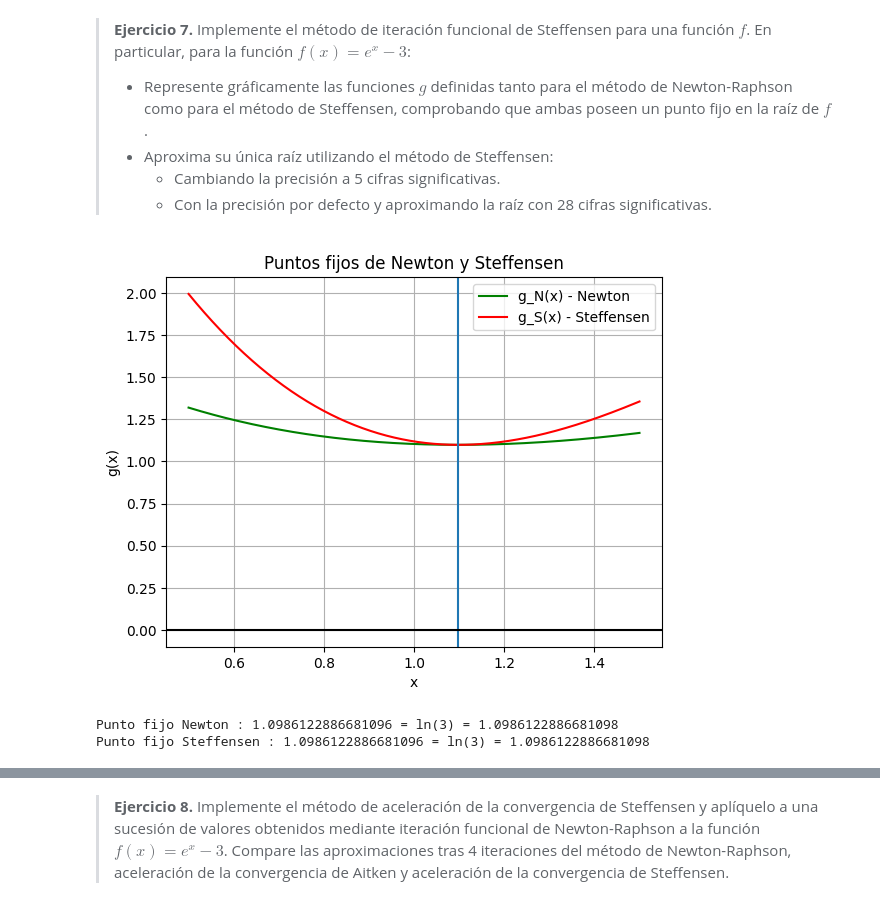
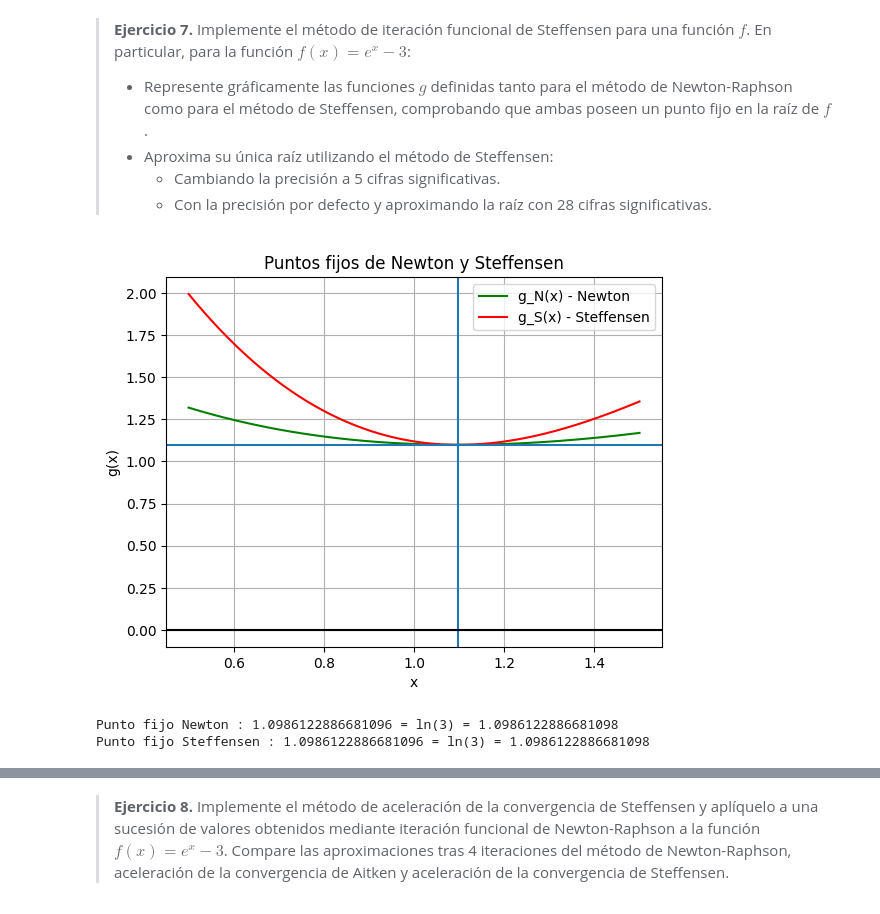
Before and after one commit to Pablolinari/UGR, a Jupyter notebook: 2/MN/P1_solucion.ipynb, the cells around one changed output, grey strips where cells are left out. Cells and saved outputs as stored; diff of their text form; code cells hidden in the pictures.

```diff
--- a/2/MN/P1_solucion.ipynb
+++ b/2/MN/P1_solucion.ipynb
@@ -12,7 +12,7 @@ default_prec= getcontext().prec
 # tolerancia , precision e iteraciones por defecto
 tol =10**(-16)
 prec=10**(-16)
-nmax=100
+nmax=1000
 default_prec
 # %% [output]
 28
@@ -113,18 +116,20 @@ def wittaker(f, x0, m, nmax=nmax, prec=prec, tol=tol):
     else:
         print(f'Se llegó al número máximo de iteraciones ')
     return xn, niter, exit
-x0=Decimal(0.9)
+x0=Decimal(1)
 m=Decimal(2)
 #Pongo la precision a 5 cifras
+print("---------------------Precision a 5 cifras---------------------------")
 getcontext().prec=5
 print(f"Precision: {getcontext().prec}")
-raiz ,iter ,salida =wittaker(f,x0,m,nmax=1000, prec=1e-25, tol=1e-25)
+raiz ,iter ,salida =wittaker(f,x0,m)
 print(f"Raiz : {raiz}")
 print(f"Numero de iteraciones : {iter}")
 #Pongo la precision por defecto
+print("---------------------Precision por defecto---------------------------")
 getcontext().prec=default_prec
 print(f"Precision: {getcontext().prec}")
-raiz ,iter ,salida =wittaker(f,x0,m,nmax=1000, prec=1e-25, tol=1e-25)
+raiz ,iter ,salida =wittaker(f,x0,m)
 print(f"Raiz : {raiz}")
 print(f"Numero de iteraciones : {iter}")
 # %% [output]
@@ -174,19 +203,35 @@ def NewtonRaphson(f, df, x0, nmax=nmax, prec=prec, tol=tol):
         print(f'Aproximación solicitada: {xn}')
     else:
         print(f'Se llegó al número máximo de iteraciones ')
-    return xn, niter, exit,sucesion
-x0=Decimal(0.9)
+    return xn, niter, exit,sucesion ## devuelvo la sucesion para poder usarla en el ejercicio de aceleracion
+
+x0=Decimal(1)
 m=Decimal(2)
 #Pongo la precision a 5 cifras
+print("---------------------Precision por a 5 cifras---------------------------")
 getcontext().prec=5
 print(f"Precision: {getcontext().prec}")
-raiz ,iter ,salida,sucesion =NewtonRaphson(f,df,x0,nmax=1000, prec=1e-25, tol=1e-25)
+raiz ,iter ,salida,sucesion =NewtonRaphson(f,df,x0)
 print(f"Raiz : {raiz}")
 print(f"Numero de iteraciones : {iter}")
+print("---------------------Precision por defecto---------------------------")
 #Pongo la precision por defecto
 getcontext().prec=default_prec
 print(f"Precision: {getcontext().prec}")
-raiz ,iter ,exit ,sucesion =NewtonRaphson(f,df,x0,nmax=1000, prec=1e-25, tol=1e-25)
+raiz ,iter ,exit ,sucesion =NewtonRaphson(f,df,x0)
 print(f"Raiz : {raiz}")
 print(f"Numero de iteraciones : {iter}")
+
+print("---------------------Calculo wittaker---------------------------")
+#elijo un m pequenio
+m=Decimal(2)
+
+print(f"usando m = {m}")
+raizwit ,iterw ,salida =wittaker(f,x0,m)
+print(f"Raiz : {raizwit}")
+print("---------------------Comparacion wittaker y NR---------------------------")
+print(f"comparamos : ")
+print(f"wittaker = {raizwit}  ,iteraciones = {iterw} " )
+print(f"NewtonRaphson= {raiz} , iteraciones = {iter}" )
+print(f"Raiz de la funcion = ln(3) ={np.log(3)}")
 # %% [output]
@@ -395,35 +476,35 @@ def Steffensen(f,x0, nmax=nmax, prec=prec, tol=tol):
     elif exit == 'tolerancia':
         print(f'Aproximación solicitada: {xn}')
     else:
         print(f'Se llegó al número máximo de iteraciones ')
     return xn, niter, exit
 
 g_newton = lambda x: x - f(x)/df(x)
 g_steff = lambda x: x - (f(x)**2)/(f(x + f(x)) - f(x))
 
 x_vals = np.linspace(0.5, 1.5, 400)
 y_identity = x_vals
 y_newton = g_newton(x_vals)
 y_steff = g_steff(x_vals)
 
 
 plt.plot(x_vals, y_newton, 'g', label='g_N(x) - Newton')
 plt.plot(x_vals, y_steff, 'r', label='g_S(x) - Steffensen')
 plt.legend()
 plt.grid(True)
 plt.xlabel("x")
 plt.ylabel("g(x)")
 plt.axvline(np.log(3), linestyle='-', label='x = ln(3)')
-#plt.axhline(np.log(3), linestyle='-')
+plt.axhline(np.log(3), linestyle='-')
 plt.axhline(0,color="black", linestyle='-')
 plt.title("Puntos fijos de Newton y Steffensen")
 plt.show()
 
-## para comprobar que son un p0unto fijo veamos que g(x)=x con x=ln(3) que es la raiz de f= e^x -3
+## para comprobar que son un punto fijo veamos que g(x)=x con x=ln(3) que es la raiz de f= e^x -3 , a parte vemos que en la grafica cortan a la recta y=ln(3)
 
 print(f"Punto fijo Newton : {g_newton(np.log(3))} = ln(3) = {np.log(3)}")
 print(f"Punto fijo Steffensen : {g_steff(np.log(3))} = ln(3) = {np.log(3)}")
 # %% [output]
-[figure, old version]
+[figure, new version]
 Punto fijo Newton : 1.0986122886681096 = ln(3) = 1.0986122886681098
 Punto fijo Steffensen : 1.0986122886681096 = ln(3) = 1.0986122886681098
```
Also changed, not shown: parts of 17 cells of this notebook, 1 other file.
